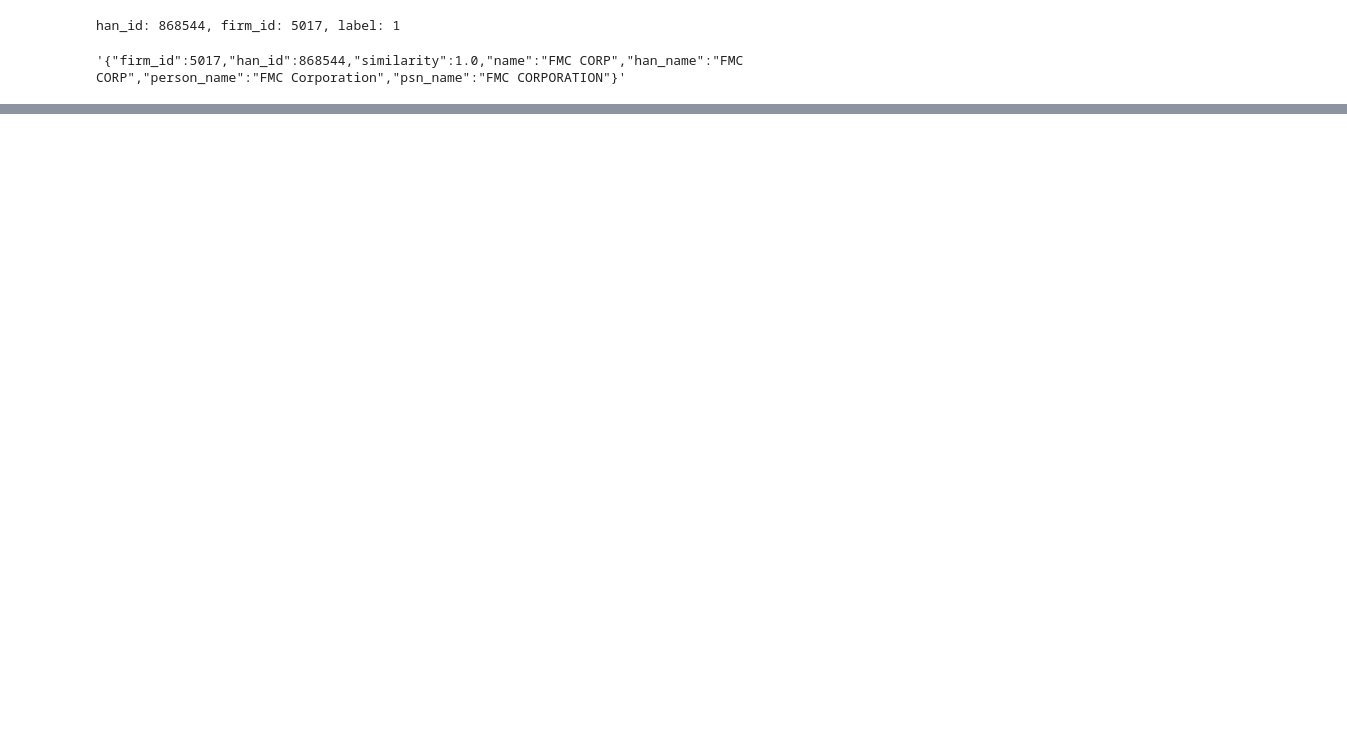
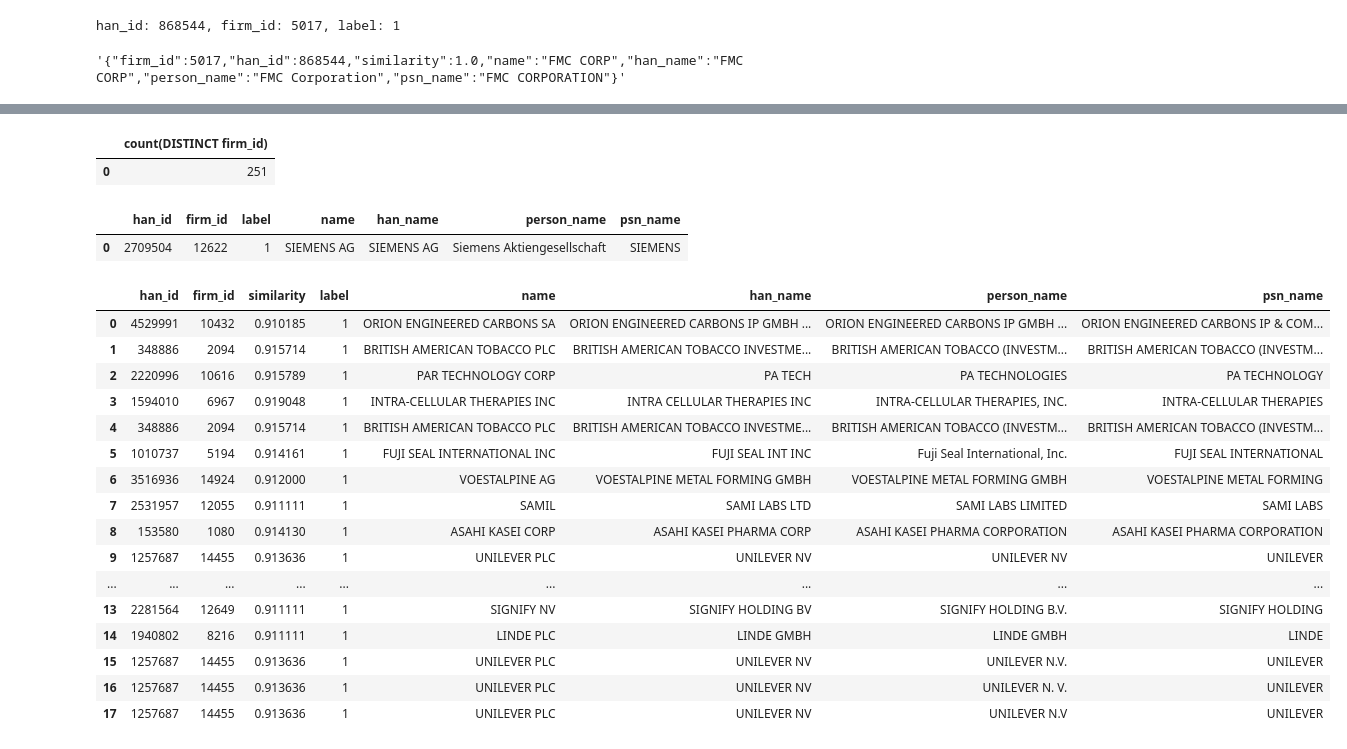
Before and after one commit to MarisLeander/patents_name_matching, a Jupyter notebook: notebooks/label_training_data.ipynb, the cells around one changed output, grey strips where cells are left out. Saved outputs shown, nothing was run; the diff lists cells and outputs as text; code cells hidden in the pictures; blank space fills up the shorter version.

Commit message:
#10 Added second iteration of implementation to get labeled training data.Adjusted prompt, as well as similarity threshold, to further improve our data.

```diff
--- a/notebooks/label_training_data.ipynb
+++ b/notebooks/label_training_data.ipynb
@@ -201,0 +225,46 @@ test_data.loc[0].to_json()
+# %%
+con.execute("SELECT count(DISTINCT firm_id) FROM labels").fetchdf()
+# %% [output]
+|  | count(DISTINCT firm_id) |
+| 0 | 251 |
+# %%
+sql = """
+    SELECT DISTINCT han_id, firm_id, label, name, han_name, person_name, psn_name FROM labels
+    JOIN firm_names USING(firm_id)
+    JOIN patstat_data USING(han_id)
+    WHERE firm_id = 12622
+"""
+
+con.execute(sql).fetchdf()
+# %% [output]
+|  | han_id | firm_id | label | name | han_name | person_name | psn_name |
+| 0 | 2709504 | 12622 | 1 | SIEMENS AG | SIEMENS AG | Siemens Aktiengesellschaft | SIEMENS |
+# %%
+sql = """
+    SELECT DISTINCT han_id, firm_id, similarity, label, name, han_name, person_name, psn_name FROM labels
+    JOIN firm_names USING(firm_id)
+    JOIN patstat_data USING(han_id)
+    JOIN patstat_firm_match USING(han_id, firm_id)
+    WHERE label = 1
+    AND similarity < 0.92
+"""
+
+con.execute(sql).fetchdf()
+# %% [output]
+|  | han_id | firm_id | similarity | label | name | han_name | person_name | psn_name |
+| 0 | 4529991 | 10432 | 0.910185 | 1 | ORION ENGINEERED CARBONS SA | ORION ENGINEERED CARBONS IP GMBH ... | ORION ENGINEERED CARBONS IP GMBH ... | ORION ENGINEERED CARBONS IP & COM... |
+| 1 | 348886 | 2094 | 0.915714 | 1 | BRITISH AMERICAN TOBACCO PLC | BRITISH AMERICAN TOBACCO INVESTME... | BRITISH AMERICAN TOBACCO (INVESTM... | BRITISH AMERICAN TOBACCO (INVESTM... |
+| 2 | 2220996 | 10616 | 0.915789 | 1 | PAR TECHNOLOGY CORP | PA TECH | PA TECHNOLOGIES | PA TECHNOLOGY |
+| 3 | 1594010 | 6967 | 0.919048 | 1 | INTRA-CELLULAR THERAPIES INC | INTRA CELLULAR THERAPIES INC | INTRA-CELLULAR THERAPIES, INC. | INTRA-CELLULAR THERAPIES |
+| 4 | 348886 | 2094 | 0.915714 | 1 | BRITISH AMERICAN TOBACCO PLC | BRITISH AMERICAN TOBACCO INVESTME... | BRITISH AMERICAN TOBACCO (INVESTM... | BRITISH AMERICAN TOBACCO (INVESTM... |
+| 5 | 1010737 | 5194 | 0.914161 | 1 | FUJI SEAL INTERNATIONAL INC | FUJI SEAL INT INC | Fuji Seal International, Inc. | FUJI SEAL INTERNATIONAL |
+| 6 | 3516936 | 14924 | 0.912000 | 1 | VOESTALPINE AG | VOESTALPINE METAL FORMING GMBH | VOESTALPINE METAL FORMING GMBH | VOESTALPINE METAL FORMING |
+| 7 | 2531957 | 12055 | 0.911111 | 1 | SAMIL | SAMI LABS LTD | SAMI LABS LIMITED | SAMI LABS |
+| 8 | 153580 | 1080 | 0.914130 | 1 | ASAHI KASEI CORP | ASAHI KASEI PHARMA CORP | ASAHI KASEI PHARMA CORPORATION | ASAHI KASEI PHARMA CORPORATION |
+| 9 | 1257687 | 14455 | 0.913636 | 1 | UNILEVER PLC | UNILEVER NV | UNILEVER NV | UNILEVER |
+| ... | ... | ... | ... | ... | ... | ... | ... | ... |
+| 13 | 2281564 | 12649 | 0.911111 | 1 | SIGNIFY NV | SIGNIFY HOLDING BV | SIGNIFY HOLDING B.V. | SIGNIFY HOLDING |
+| 14 | 1940802 | 8216 | 0.911111 | 1 | LINDE PLC | LINDE GMBH | LINDE GMBH | LINDE |
+| 15 | 1257687 | 14455 | 0.913636 | 1 | UNILEVER PLC | UNILEVER NV | UNILEVER N.V. | UNILEVER |
+| 16 | 1257687 | 14455 | 0.913636 | 1 | UNILEVER PLC | UNILEVER NV | UNILEVER N. V. | UNILEVER |
+| 17 | 1257687 | 14455 | 0.913636 | 1 | UNILEVER PLC | UNILEVER NV | UNILEVER N.V | UNILEVER |
```
Also changed, not shown: parts of 9 cells of this notebook.
